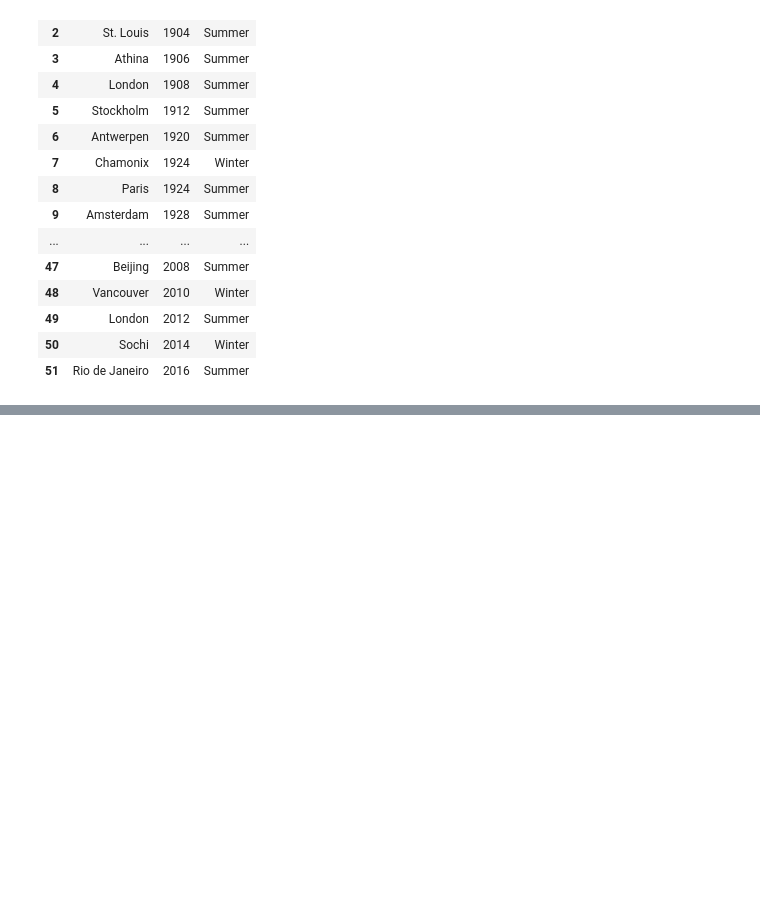
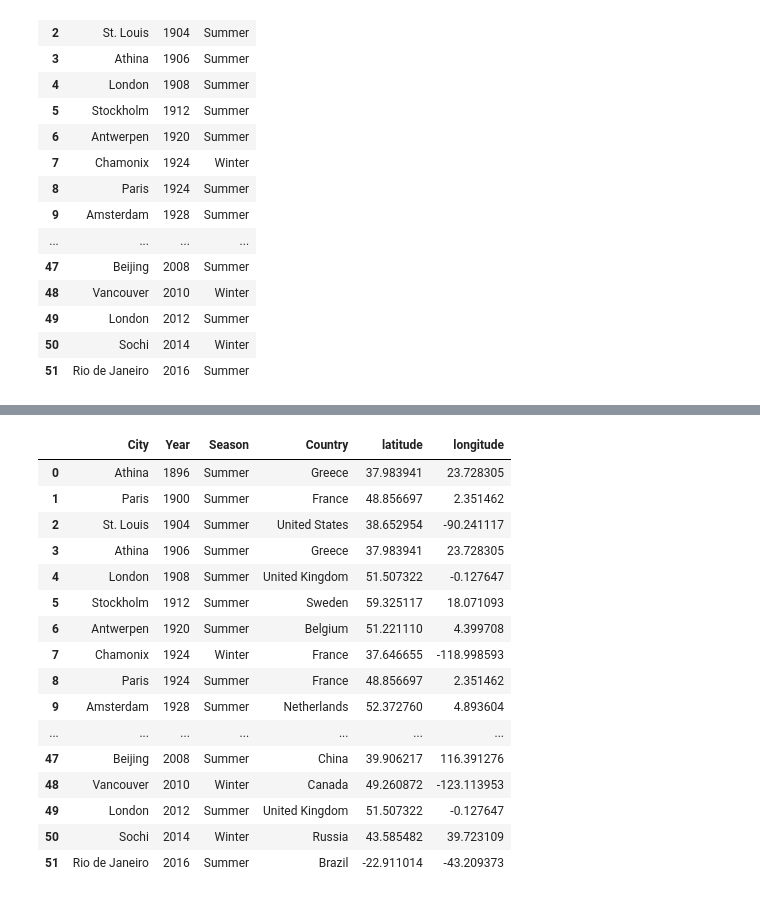
Before and after one commit to Binardino/Olympics_History_1896_2016, a Jupyter notebook: notebook/Olympics EDA.ipynb, the cells around one changed output, grey strips where cells are left out. Cells and saved outputs as stored; diff of their text form; code cells hidden in the pictures; blank space fills up the shorter version.

Commit message:
add geolocation data from geopy to then map it

```diff
--- a/notebook/Olympics EDA.ipynb
+++ b/notebook/Olympics EDA.ipynb
@@ -171,0 +195,7 @@ df_city_olympics
+# %%
+#creating instance from geopy.geocoders librarry
+locator = Nominatim(user_agent="myGeocoder")
+# %%
+df_city['loc'] = df_city['City'].apply(lambda x : locator.geocode(x))
+
+df_city['loc']
@@ -171,0 +215,9 @@ df_city_olympics
+# %%
+#fetching only lat & long attributes
+df_city['latitude'] = df_city['loc'].apply(lambda x : x.latitude)
+
+df_city['longitude'] = df_city['loc'].apply(lambda x : x.longitude)
+
+df_city.to_csv('df_city_location.csv', index=False)
+# %%
+df_city.drop('loc', axis=1, inplace=True)
@@ -172,2 +238,24 @@ df_city_olympics
+# %%
+df_city = df_city.drop_duplicates().sort_values(by='Year').reset_index(drop=True)
+
+df_city
+# %% [output]
+|  | City | Year | Season | Country | latitude | longitude |
+| 0 | Athina | 1896 | Summer | Greece | 37.983941 | 23.728305 |
+| 1 | Paris | 1900 | Summer | France | 48.856697 | 2.351462 |
+| 2 | St. Louis | 1904 | Summer | United States | 38.652954 | -90.241117 |
+| 3 | Athina | 1906 | Summer | Greece | 37.983941 | 23.728305 |
+| 4 | London | 1908 | Summer | United Kingdom | 51.507322 | -0.127647 |
+| 5 | Stockholm | 1912 | Summer | Sweden | 59.325117 | 18.071093 |
+| 6 | Antwerpen | 1920 | Summer | Belgium | 51.221110 | 4.399708 |
+| 7 | Chamonix | 1924 | Winter | France | 37.646655 | -118.998593 |
+| 8 | Paris | 1924 | Summer | France | 48.856697 | 2.351462 |
+| 9 | Amsterdam | 1928 | Summer | Netherlands | 52.372760 | 4.893604 |
+| ... | ... | ... | ... | ... | ... | ... |
+| 47 | Beijing | 2008 | Summer | China | 39.906217 | 116.391276 |
+| 48 | Vancouver | 2010 | Winter | Canada | 49.260872 | -123.113953 |
+| 49 | London | 2012 | Summer | United Kingdom | 51.507322 | -0.127647 |
+| 50 | Sochi | 2014 | Winter | Russia | 43.585482 | 39.723109 |
+| 51 | Rio de Janeiro | 2016 | Summer | Brazil | -22.911014 | -43.209373 |
 # %%
 df_athlete_events.columns
```
Also changed, not shown: parts of 13 cells of this notebook, 1 other file.
